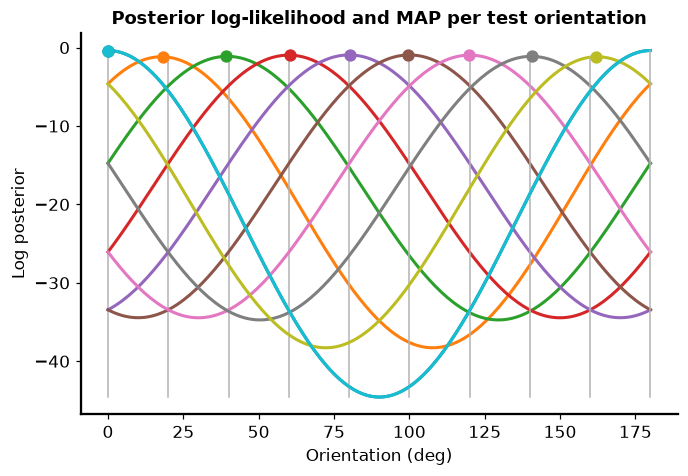
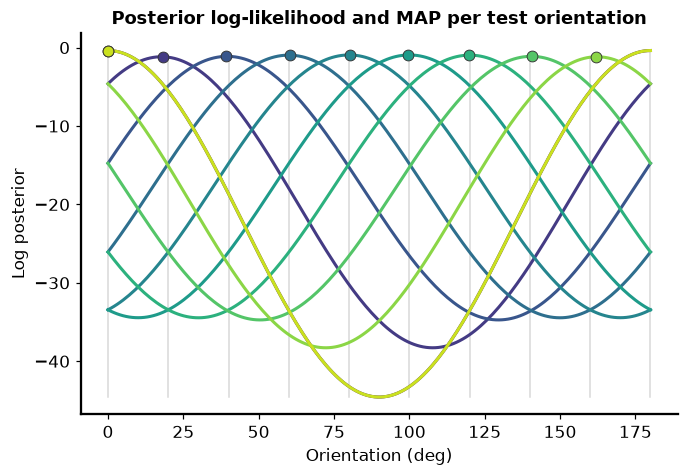
Code edit (unified diff) that turned the first committed figure into the second:
--- before
+++ after
@@ -8,8 +8,9 @@
 
 fig, ax = plt.subplots(figsize=(7, 4.5))
+cols = ori_colors(test_oris)
 for oi in range(ntest):
-    ax.plot(oris * 180/np.pi, meanPost[oi], lw=2)
-    ax.scatter(meanMAP[oi] * 180/np.pi, meanPost[oi].max(), 50, zorder=3)
-    ax.plot([test_oris[oi]*180/np.pi]*2, [meanPost.min(), meanPost[oi].max()], "0.7", lw=1)
+    ax.plot(oris * 180/np.pi, meanPost[oi], lw=2, color=cols[oi])
+    ax.plot([test_oris[oi]*180/np.pi]*2, [meanPost.min(), meanPost[oi].max()], "0.85", lw=1, zorder=0)
+    ax.scatter(meanMAP[oi] * 180/np.pi, meanPost[oi].max(), 50, color=cols[oi], edgecolors="0.2", linewidths=0.6, zorder=3)
 ax.set(xlabel="Orientation (deg)", ylabel="Log posterior",
        title="Posterior log-likelihood and MAP per test orientation")
@@ -38,5 +39,5 @@
     ntest, nsim = MAP.shape
     means = np.zeros(ntest)
-    cols = plt.get_cmap(cmap)(np.linspace(0.08, 0.92, ntest))   # gradient by orientation
+    cols = ori_colors(test_oris, cmap)                          # gradient by orientation
     for ti in range(ntest):
         true_deg = test_oris[ti] * 180 / np.pi

Commit: Bayesian observers: apply viridis orientation colour scheme to all figures